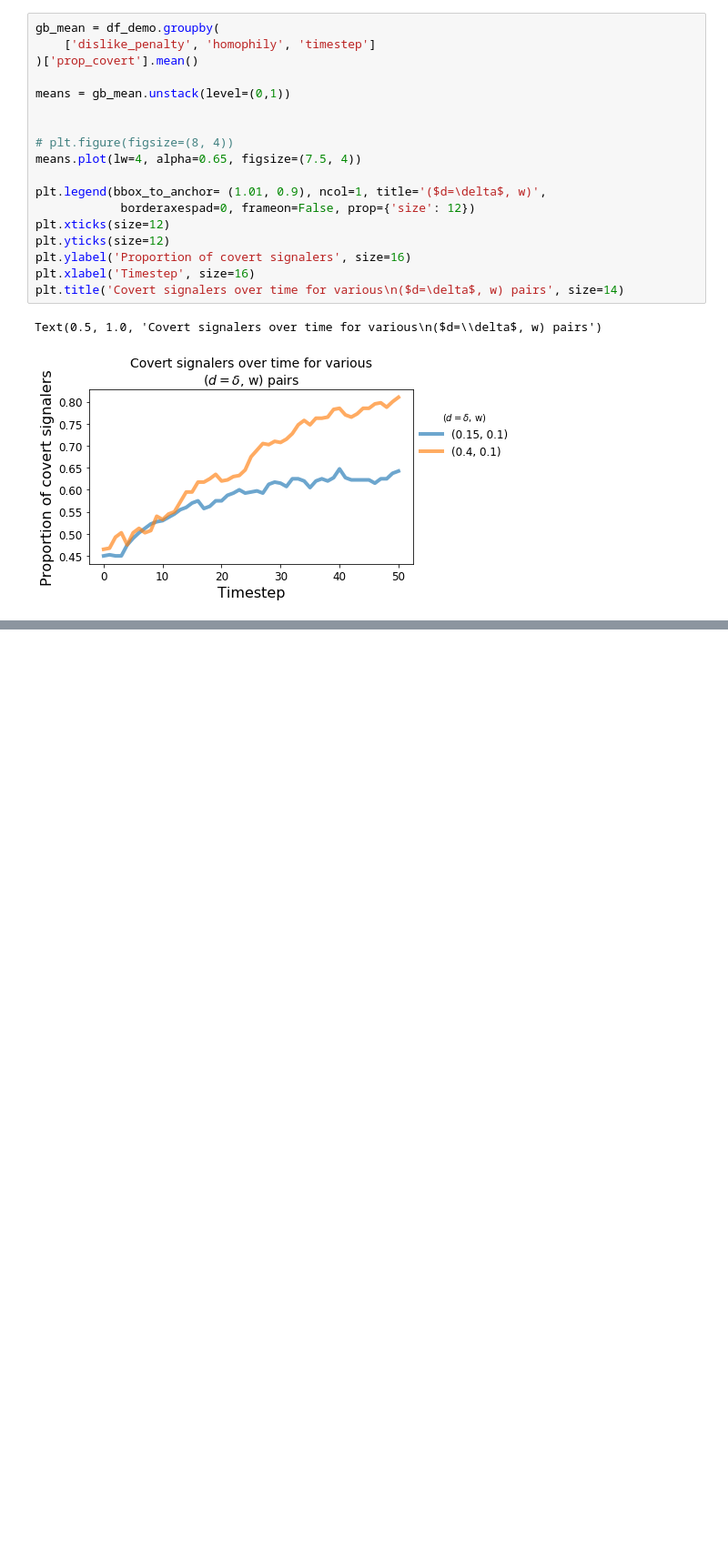
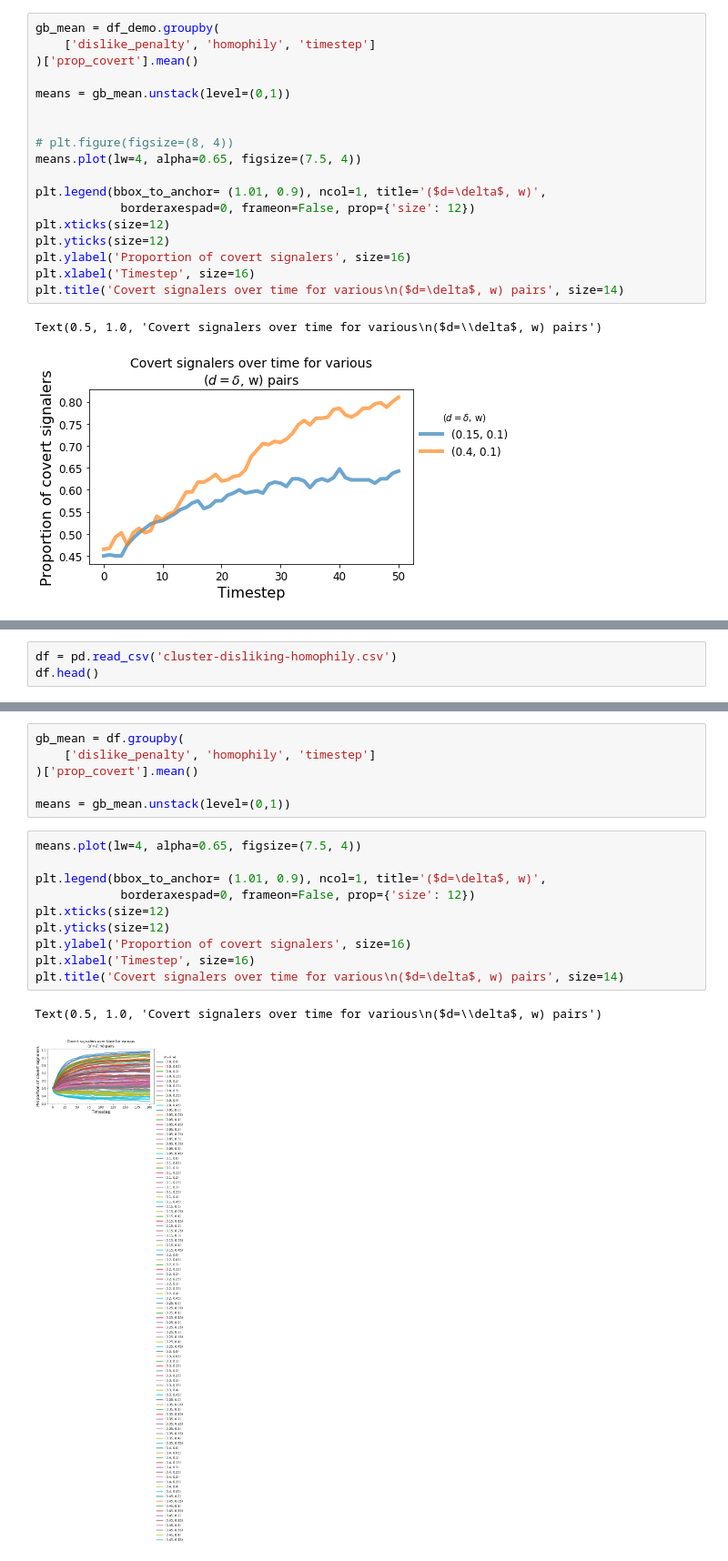
Before and after one commit to mt-digital/identity-signaling, a Jupyter notebook: confirmatory experiments.ipynb, the cells around one changed output, grey strips where cells are left out. Shown: that part at 91% size. Drawn from its saved outputs; the diff is of its cells as text; blank space fills up the shorter version.

Commit message:
disliking-homoph conf exp done; on to co-evo of sig/rec strat

```diff
--- a/confirmatory experiments.ipynb
+++ b/confirmatory experiments.ipynb
@@ -186,0 +189,3 @@ Text(0.5, 1.0, 'Covert signalers over time for various\n($d=\\delta$, w) pairs')
+# %%
+df = pd.read_csv('cluster-disliking-homophily.csv')
+df.head()
@@ -186,0 +199,19 @@ Text(0.5, 1.0, 'Covert signalers over time for various\n($d=\\delta$, w) pairs')
+# %%
+gb_mean = df.groupby(
+    ['dislike_penalty', 'homophily', 'timestep']
+)['prop_covert'].mean()
+
+means = gb_mean.unstack(level=(0,1))
+# %%
+means.plot(lw=4, alpha=0.65, figsize=(7.5, 4))
+
+plt.legend(bbox_to_anchor= (1.01, 0.9), ncol=1, title='($d=\delta$, w)',
+            borderaxespad=0, frameon=False, prop={'size': 12})
+plt.xticks(size=12)
+plt.yticks(size=12)
+plt.ylabel('Proportion of covert signalers', size=16)
+plt.xlabel('Timestep', size=16)
+plt.title('Covert signalers over time for various\n($d=\delta$, w) pairs', size=14)
+# %% [output]
+Text(0.5, 1.0, 'Covert signalers over time for various\n($d=\\delta$, w) pairs')
+[figure, added]
```
Also changed, not shown: parts of 5 cells of this notebook, 1 other file.
